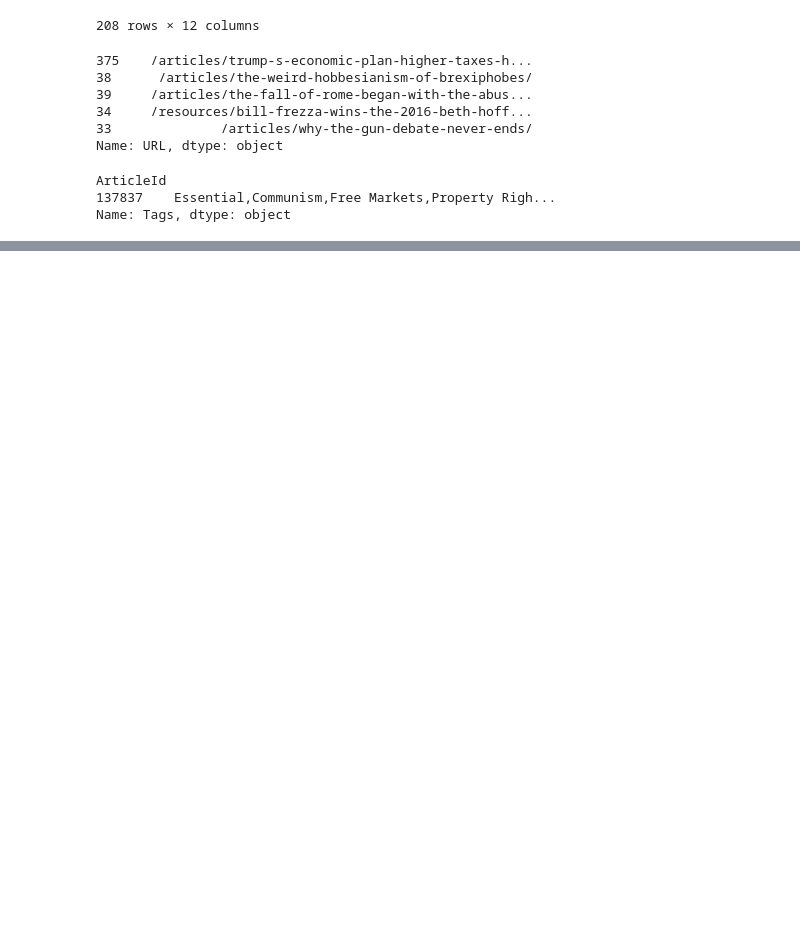
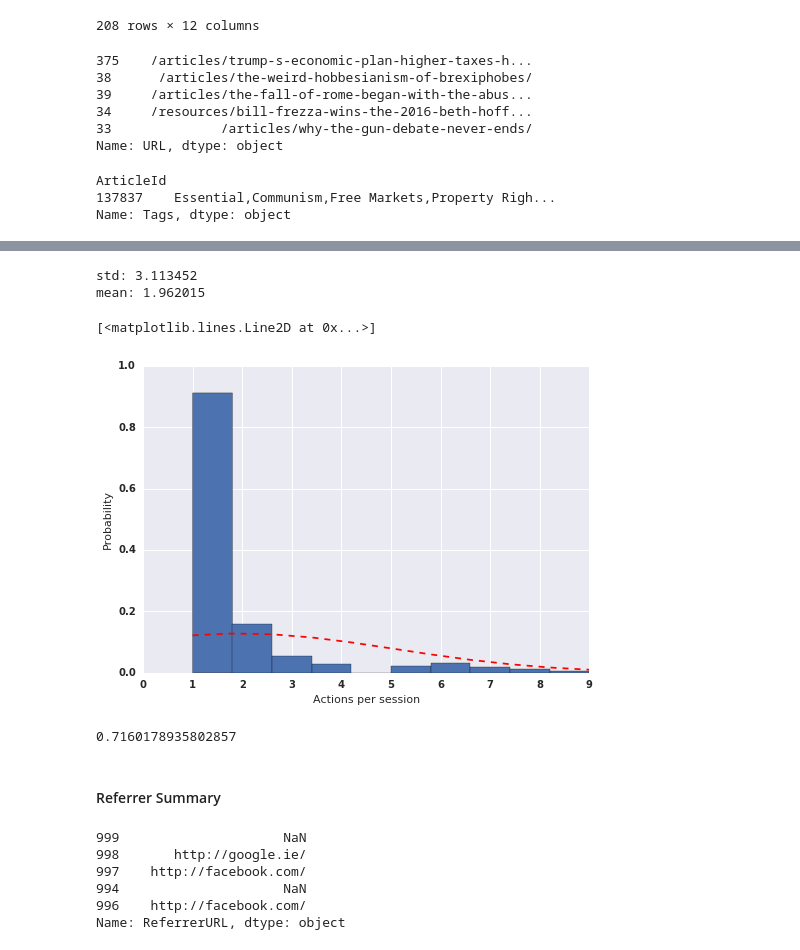
Before and after one commit to DavidVeksler/DS3-Projects, a Jupyter notebook: Final Project/Part 3 - Exploratory Analysis.ipynb, the cells around one changed output, grey strips where cells are left out. Cells and saved outputs as stored; diff of their text form; code cells hidden in the pictures; blank space fills up the shorter version.

```diff
--- a/Final Project/Part 3 - Exploratory Analysis.ipynb
+++ b/Final Project/Part 3 - Exploratory Analysis.ipynb
@@ -212,0 +218,4 @@ Name: Tags, dtype: object
+# %%
+sessions_data = pd.DataFrame(sessions)
+stats = sessions_data.describe()
+stats
@@ -212,0 +232,35 @@ Name: Tags, dtype: object
+# %%
+sigma = float(np.std(sessions_data))
+print("std: %f" % sigma)
+mu = float(np.mean(sessions_data))
+print("mean: %f" % mu)
+num_bins = 10
+n, bins, patches = plt.hist(sessions_data[sessions_data.SessionID < num_bins].SessionID,num_bins, normed=1)
+plt.xlabel("Actions per session")
+plt.ylabel('Probability')
+# # add a 'best fit' line
+y = mlab.normpdf(bins, mu, sigma)
+
+plt.plot(bins, y, 'r--')
+# %% [output]
+std: 3.113452
+mean: 1.962015
+[<matplotlib.lines.Line2D at 0x...>]
+[figure, added]
+# %%
+# bounce rate:
+bounce = len(sessions_data[sessions_data.SessionID == 1])/len(sessions_data)
+# 72% of visitors only take 1 action
+# %% [output]
+0.7160178935802857
+# %% [markdown]
+#### Referrer Summary
+# %%
+activity.ReferrerURL.head()
+# %% [output]
+999                     NaN
+998       http://google.ie/
+997    http://facebook.com/
+994                     NaN
+996    http://facebook.com/
+Name: ReferrerURL, dtype: object
```
Also changed, not shown: parts of 6 cells of this notebook.
